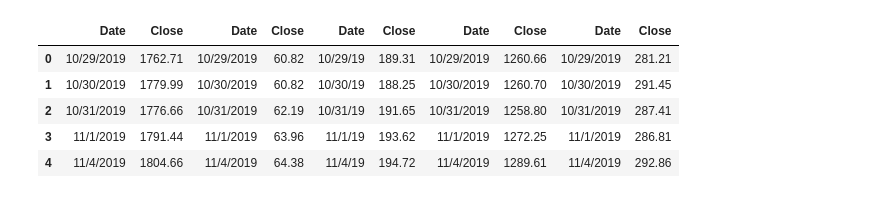
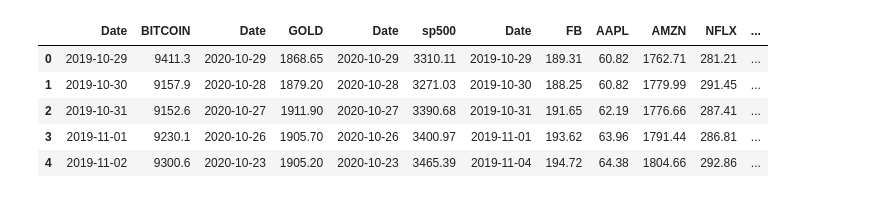
Before and after one commit to Milticket414/Dream-Team, a Jupyter notebook: notebooks/mark.ipynb, the cells around one changed output. Drawn from its saved outputs; the diff is of its cells as text; code cells hidden in the pictures.

Commit message:
exported the dataframe from Jorges ipynb into the clean file. Pulled into marks ipynb. Allowed me to get rid of the lines of code reading in all csvs separately

```diff
--- a/notebooks/mark.ipynb
+++ b/notebooks/mark.ipynb
@@ -11,29 +11,21 @@ bitcoin_path = ("../Data/clean/Bitcoin.csv")
 gold_path = ("../Data/clean/Gold.csv")
 #van_path = ("../Data/raw_csv/VNQ.csv")
 sp500_path = ("../Data/clean/sp500.csv")
-amazon_path = ("../Data/clean/Amazon.csv")
-apple_path = ("../Data/clean/Apple.csv")
-facebook_path = ("../Data/clean/Facebook.csv")
-google_path = ("../Data/clean/Google.csv")
-netflix_path = ("../Data/clean/Netflix.csv")
+fang_path = ("../Data/clean/fang.csv")
 # %%
 bitcoin_df = pd.read_csv(bitcoin_path)
 gold_df = pd.read_csv(gold_path)
 ## van_df = pd.read_csv(van_path)
 sp500_df = pd.read_csv(sp500_path)
-amazon_df = pd.read_csv(amazon_path)
-apple_df = pd.read_csv(apple_path)
-facebook_df = pd.read_csv(facebook_path)
-google_df = pd.read_csv(google_path)
-netflix_df = pd.read_csv(netflix_path)
+fang_df = pd.read_csv(fang_path)
 # %%
-fang_df = pd.concat([amazon_df, apple_df, facebook_df, google_df, netflix_df], axis= "columns", join="inner")
+universal_df = pd.concat([bitcoin_df, gold_df, sp500_df, fang_df], axis="columns", join="inner")
 
-fang_df.head()
+universal_df.head()
 # %% [output]
-|  | Date | Close | Date | Close | Date | Close | Date | Close | Date | Close |
-| 0 | 10/29/2019 | 1762.71 | 10/29/2019 | 60.82 | 10/29/19 | 189.31 | 10/29/2019 | 1260.66 | 10/29/2019 | 281.21 |
-| 1 | 10/30/2019 | 1779.99 | 10/30/2019 | 60.82 | 10/30/19 | 188.25 | 10/30/2019 | 1260.70 | 10/30/2019 | 291.45 |
-| 2 | 10/31/2019 | 1776.66 | 10/31/2019 | 62.19 | 10/31/19 | 191.65 | 10/31/2019 | 1258.80 | 10/31/2019 | 287.41 |
-| 3 | 11/1/2019 | 1791.44 | 11/1/2019 | 63.96 | 11/1/19 | 193.62 | 11/1/2019 | 1272.25 | 11/1/2019 | 286.81 |
-| 4 | 11/4/2019 | 1804.66 | 11/4/2019 | 64.38 | 11/4/19 | 194.72 | 11/4/2019 | 1289.61 | 11/4/2019 | 292.86 |
+|  | Date | BITCOIN | Date | GOLD | Date | sp500 | Date | FB | AAPL | AMZN | NFLX | ... |
+| 0 | 2019-10-29 | 9411.3 | 2020-10-29 | 1868.65 | 2020-10-29 | 3310.11 | 2019-10-29 | 189.31 | 60.82 | 1762.71 | 281.21 | ... |
+| 1 | 2019-10-30 | 9157.9 | 2020-10-28 | 1879.20 | 2020-10-28 | 3271.03 | 2019-10-30 | 188.25 | 60.82 | 1779.99 | 291.45 | ... |
+| 2 | 2019-10-31 | 9152.6 | 2020-10-27 | 1911.90 | 2020-10-27 | 3390.68 | 2019-10-31 | 191.65 | 62.19 | 1776.66 | 287.41 | ... |
+| 3 | 2019-11-01 | 9230.1 | 2020-10-26 | 1905.70 | 2020-10-26 | 3400.97 | 2019-11-01 | 193.62 | 63.96 | 1791.44 | 286.81 | ... |
+| 4 | 2019-11-02 | 9300.6 | 2020-10-23 | 1905.20 | 2020-10-23 | 3465.39 | 2019-11-04 | 194.72 | 64.38 | 1804.66 | 292.86 | ... |
```
Also changed, not shown: parts of 1 cell of this notebook, 2 other files.
